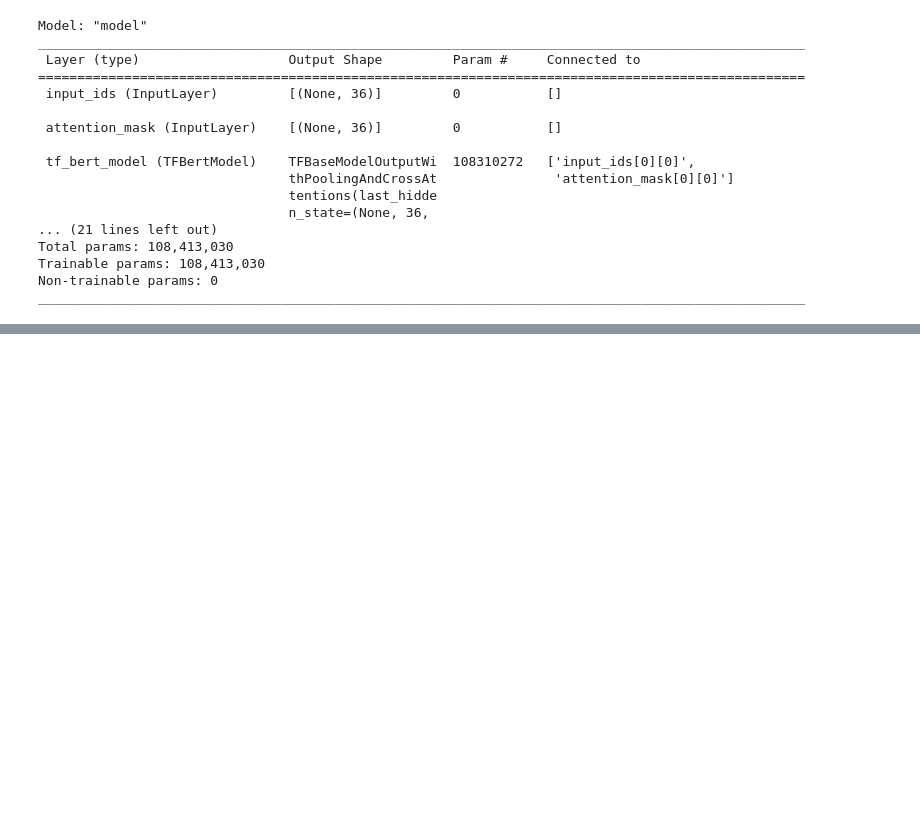
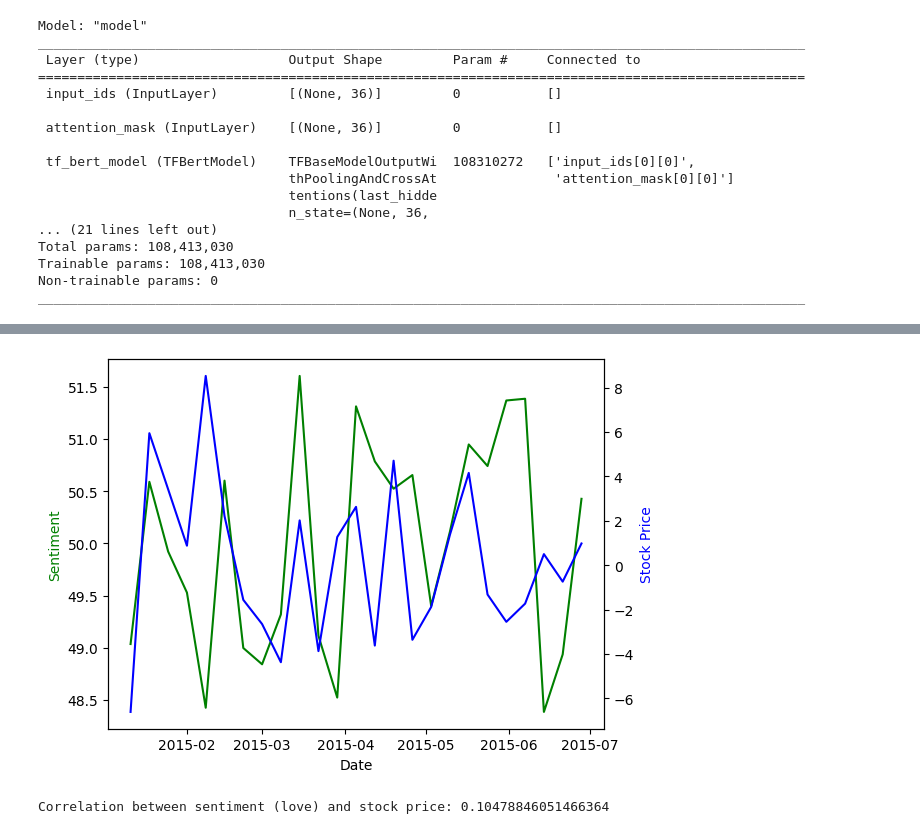
Before and after one commit to davidtanline/ml-research, a Jupyter notebook: Sentiment.ipynb, the cells around one changed output, grey strips where cells are left out. Cells and saved outputs as stored; diff of their text form; code cells hidden in the pictures; blank space fills up the shorter version.

```diff
--- a/Sentiment.ipynb
+++ b/Sentiment.ipynb
@@ -454,0 +786,21 @@ Stock Price:  2.66
+# %%
+# apple love sentiment plot
+import matplotlib.pyplot as plt
+fig, ax1 = plt.subplots()
+
+ax2 = ax1.twinx()
+ax1.plot(merge_apple['day_date'], merge_apple['love'], 'g-')
+ax2.plot(merge_apple['day_date'], merge_apple['net_price'], 'b-')
+
+ax1.set_xlabel('Date')
+ax1.set_ylabel('Sentiment', color='g')
+ax2.set_ylabel('Stock Price', color='b')
+
+plt.show()
+
+# calculate the correlation between sentiment and stock price
+corr = merge_apple['love'].corr(merge_apple['net_price'])
+print('Correlation between sentiment (love) and stock price:', corr)
+# %% [output]
+[figure, added]
+Correlation between sentiment (love) and stock price: 0.10478846051466364
```
Also changed, not shown: parts of 53 cells of this notebook, 2 other files.
